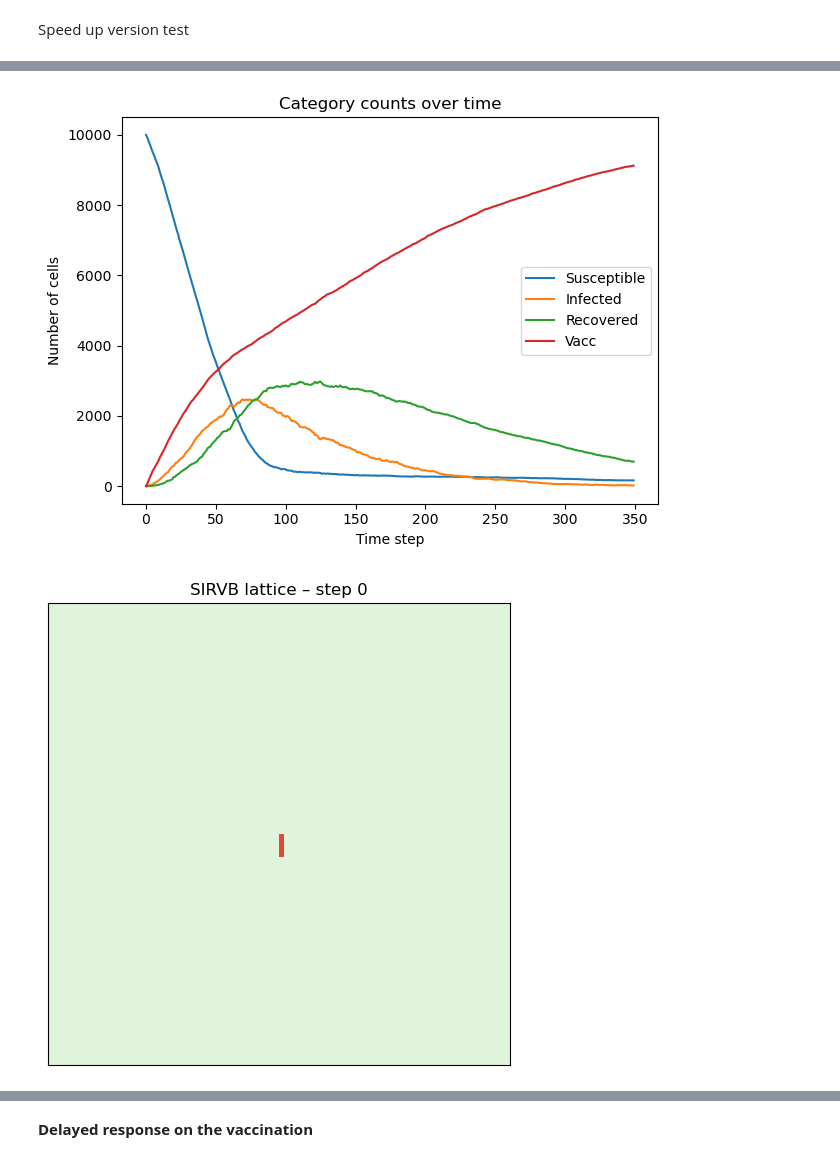
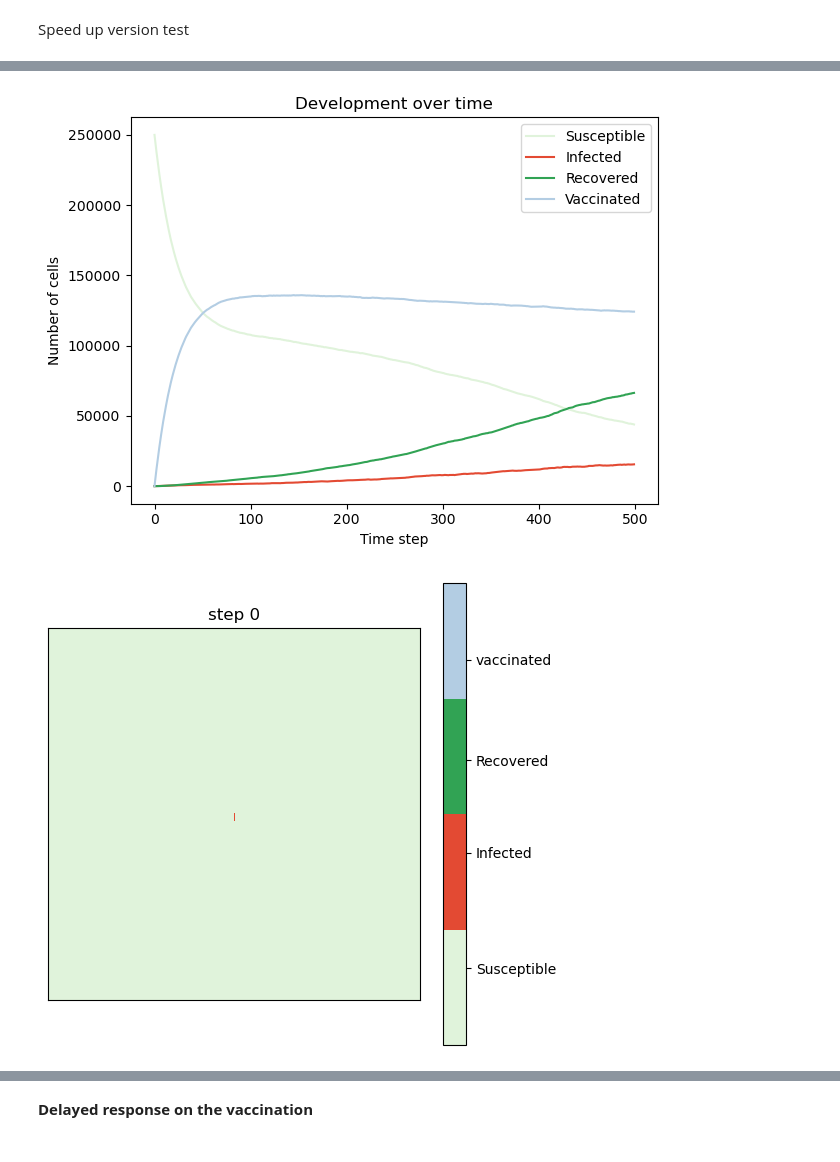
Before and after one commit to bjarturingvason/Stochastic, a Jupyter notebook: Project 2/SIR_simulation.ipynb, the cells around one changed output, grey strips where cells are left out. Saved outputs shown, nothing was run; the diff lists cells and outputs as text; code cells hidden in the pictures.

Commit message:
SIRVB spatial - viz fixed

```diff
--- a/Project 2/SIR_simulation.ipynb
+++ b/Project 2/SIR_simulation.ipynb
@@ -238,9 +218,9 @@ def step_sirvb(grid, *, beta_s, beta_v, beta_r, gamma, v_rate, b_rate, rng=np.ra
             if grid[x, y] == 0:                       # susceptible neighbour
                 if rng.random() < beta_s:
                     inf_S.add((x, y))
-            elif grid[x, y] == 2:                     # Recovered neighbour PRUFA að reecoverd liðið getur smitast aftur
+            elif grid[x, y] == 2:                     # Recovered neighbour PRUFA að recoverd liðið getur smitast aftur
                 if rng.random() < beta_r:
-                    inf_V.add((x, y))
+                    inf_R.add((x, y))
             elif grid[x, y] == 3:                     # vaccinated neighbour
                 if rng.random() < beta_v:
                     inf_V.add((x, y))
@@ -257,6 +237,7 @@ def step_sirvb(grid, *, beta_s, beta_v, beta_r, gamma, v_rate, b_rate, rng=np.ra
         # else remain infected
 
     # ---------- 2.3 vaccinations ------------------------------------------
+
     susc_idx = np.argwhere(grid == 0)  # still susceptible after infections
     for i, j in susc_idx:
         if rng.random() < v_rate:
@@ -273,7 +254,7 @@ def step_sirvb(grid, *, beta_s, beta_v, beta_r, gamma, v_rate, b_rate, rng=np.ra
         if grid[i, j] != 2 and rng.random() < b_rate:  # new R only
             new_grid[i, j] = 0
     for i, j in np.argwhere(new_grid == 3):
-        if grid[i, j] != 3 and rng.random() < b_rate:  # new V only
+        if rng.random() < b_rate:  #vaccination can suddenly move to sucseptible
             new_grid[i, j] = 0
 
 
@@ -298,35 +279,35 @@ def simulate_sirvb_lattice(initial_grid, steps, **params):
 # 4. pretty animation helper
 # ------------------------------------------------------------
 
-def animate_lattice(traj, interval=100):
-    """Display an animation of the lattice trajectory using a custom colormap."""
-    cmap = ListedColormap(['#e0f3db',  # S – light green
-                           '#e34a33',  # I – red/orange
-                           '#31a354',  # R – darker green
-                           '#b3cde3']) # V – light blue
-
+def animate_lattice(traj, interval=150):
+    cmap = ListedColormap(["#e0f3db", "#e34a33", "#31a354", "#b3cde3"])
     fig, ax = plt.subplots(figsize=(6,6))
-    im = ax.imshow(traj[0], cmap=cmap, vmin=0, vmax=3)
-    ax.set_title("SIRVB lattice – step 0")
+    im = ax.imshow(traj[0],
+               cmap=cmap,
+               vmin=0, vmax=3,
+               interpolation='nearest',   # <- no smoothing
+               aspect='equal')
     ax.set_xticks([]); ax.set_yticks([])
 
     def update(frame):
         im.set_data(traj[frame])
-        ax.set_title(f"SIRVB lattice – step {frame}")
+        ax.set_title(f"step {frame}")
         return im,
+    cbar = plt.colorbar(im, ticks=[0.5, 1.25, 1.85, 2.5])
+    cbar.ax.set_yticklabels(['Susceptible', 'Infected', 'Recovered', 'vaccinated'])
 
     ani = FuncAnimation(fig, update, frames=len(traj), interval=interval, blit=True)
     plt.show()
     return ani
 
-rows = cols = 100
+rows = cols = 500
 grid0 = np.zeros((rows, cols), dtype=int)
-grid0[rows//2:rows//2+5, cols//2] = 1  # single seed infection
+grid0[rows//2:rows//2 + 10, cols//2] = 1  # single seed infection
 
 sim = simulate_sirvb_lattice(
-    grid0, steps=350,
-    beta_s=0.5, beta_v=0.001, beta_r=0.05, gamma=0.14,
-    v_rate=0.01, b_rate=0.1,
+    grid0, steps=500,
+    beta_s=0.5, beta_v=0.005, beta_r=0.05, gamma=0.25,
+    v_rate=0.025, b_rate=0.02
 )
 
 # quickly show final state counts
@@ -341,20 +322,20 @@ V_count = (sim == 3).sum(axis=(1,2))
 
 # ------------- plot time series -----------------------
 plt.figure()
-plt.plot(S_count, label="Susceptible")
-plt.plot(I_count, label="Infected")
-plt.plot(R_count, label="Recovered")
-plt.plot(V_count, label="Vacc")
+plt.plot(S_count, label="Susceptible", color = "#e0f3db")
+plt.plot(I_count, label="Infected", color ='#e34a33')
+plt.plot(R_count, label="Recovered", color = '#31a354')
+plt.plot(V_count, label="Vaccinated", color = '#b3cde3')
 
 plt.xlabel("Time step")
 plt.ylabel("Number of cells")
-plt.title("Category counts over time")
+plt.title("Development over time")
 plt.legend()
 plt.tight_layout()
 plt.show()
 
 ani = animate_lattice(sim, interval=80)
-ani.save("sirvb_sim.gif", writer='pillow', fps=4)
+ani.save("sirvb_sim.gif", writer='pillow', fps=10)
 # %% [output]
 Finished state 1
 Finished state 2
@@ -376,3 +357,3 @@ Finished state 349
-[figure, old version]
+[figure, new version]
-[figure, old version]
+[figure, new version]
 # %%
```
Also changed, not shown: parts of 7 cells of this notebook, 3 other files.
